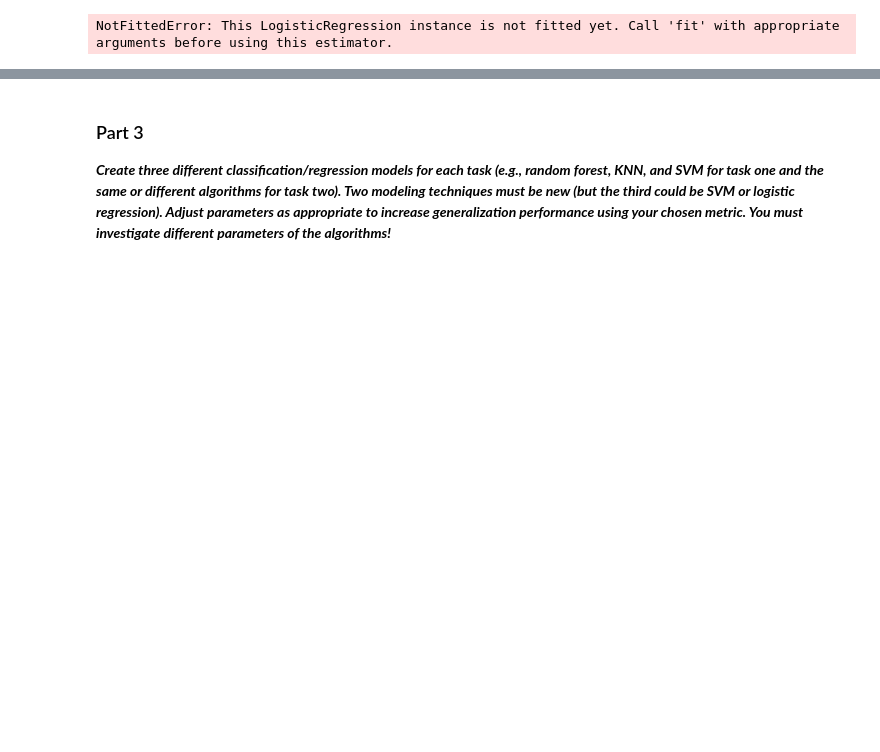
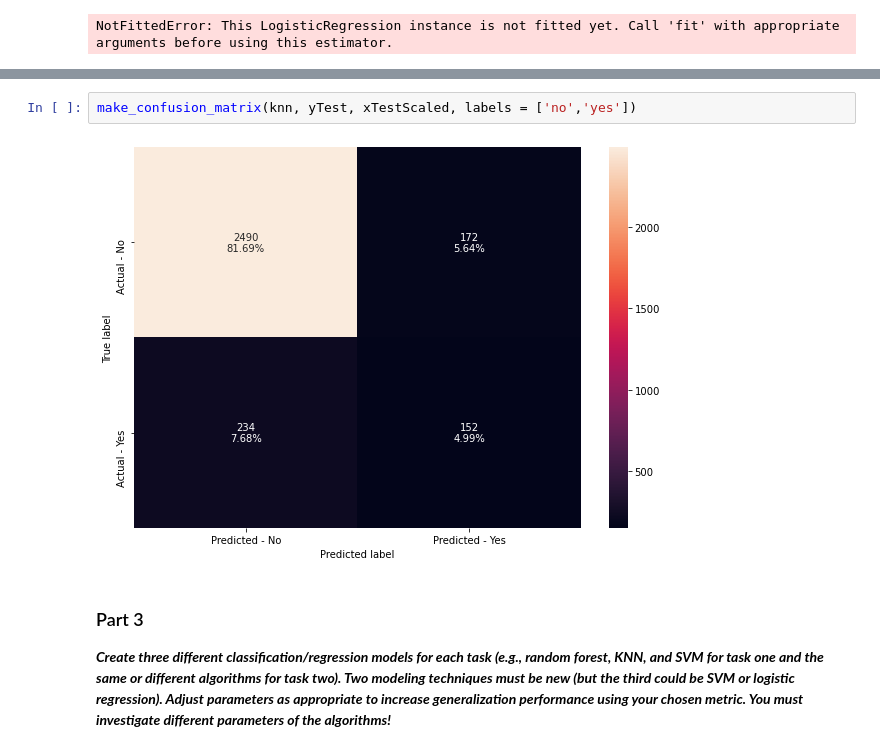
Before and after one commit to ChadKwong/DDSMachineLearning1, a Jupyter notebook: Lab 2/Lab 2.ipynb, the cells around one changed output, grey strips where cells are left out. Saved outputs shown, nothing was run; the diff lists cells and outputs as text; blank space fills up the shorter version.

```diff
--- a/Lab 2/Lab 2.ipynb
+++ b/Lab 2/Lab 2.ipynb
@@ -360,3 +402,7 @@ make_confusion_matrix(lrClfScaled, yTest, xTestScaled, labels = ['no', 'yes'])
+# %%
+make_confusion_matrix(knn, yTest, xTestScaled, labels = ['no','yes'])
+# %% [output]
+[figure, added]
 # %% [markdown]
 ### Part 3
 
```
Also changed, not shown: parts of 9 cells of this notebook.
